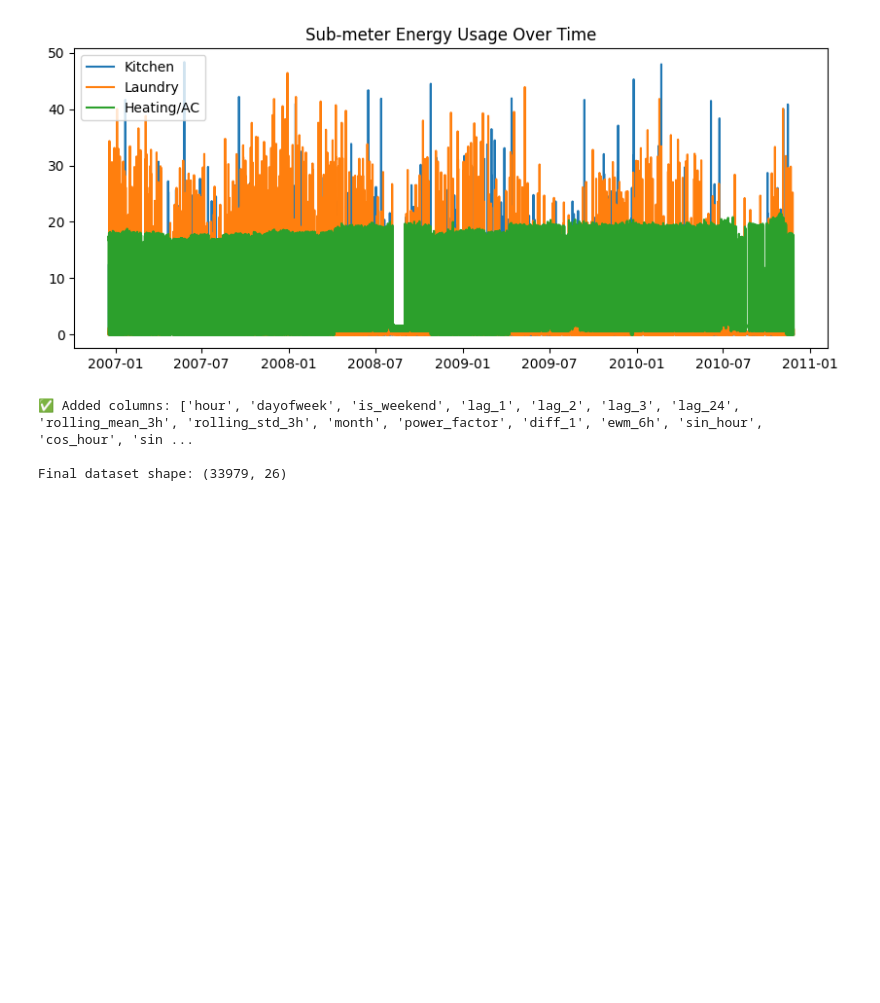
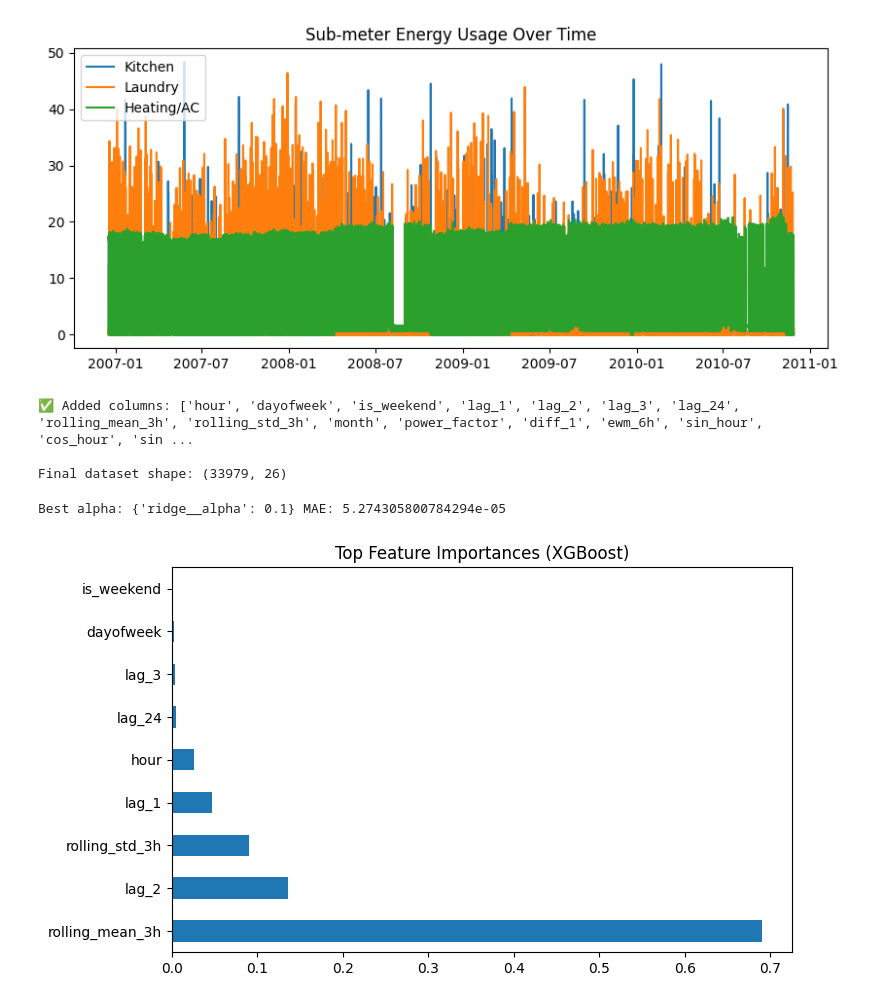
Before and after one commit to yashraj2310/Smart-energy-Forecast, a Jupyter notebook: endsem-project.ipynb, the cells around one changed output. Drawn from its saved outputs; the diff is of its cells as text; code cells hidden in the pictures; blank space fills up the shorter version.

```diff
--- a/endsem-project.ipynb
+++ b/endsem-project.ipynb
@@ -369,3 +369,42 @@ forecast_df = pd.DataFrame({'datetime': data_hourly.index[-len(y_test):],
                             'actual': y_test.values,
                             'predicted': y_pred})
 forecast_df.to_csv('/kaggle/working/forecast.csv', index=False)
+# %%
+# A. Ridge and Lasso Hyperparameter Tuning
+from sklearn.model_selection import GridSearchCV
+from sklearn.linear_model import Ridge, Lasso
+from sklearn.pipeline import Pipeline
+from sklearn.preprocessing import StandardScaler
+
+pipe = Pipeline([
+    ('scaler', StandardScaler()),
+    ('ridge', Ridge())
+])
+
+param_grid = {'ridge__alpha': [0.1, 0.5, 1.0, 5.0, 10.0, 50.0]}
+grid = GridSearchCV(pipe, param_grid, cv=3, scoring='neg_mean_absolute_error', n_jobs=-1)
+grid.fit(X_train, y_train)
+print("Best alpha:", grid.best_params_, "MAE:", -grid.best_score_)
+# %% [output]
+Best alpha: {'ridge__alpha': 0.1} MAE: 5.274305800784294e-05
+# %%
+from sklearn.ensemble import RandomForestRegressor
+from xgboost import XGBRegressor
+
+rf = RandomForestRegressor(n_estimators=200, random_state=42)
+rf.fit(X_train, y_train)
+rf_pred = rf.predict(X_test)
+
+xgb = XGBRegressor(n_estimators=300, learning_rate=0.05, max_depth=5, random_state=42)
+xgb.fit(X_train, y_train)
+xgb_pred = xgb.predict(X_test)
+# %%
+import matplotlib.pyplot as plt
+import pandas as pd
+
+feat_imp = pd.Series(xgb.feature_importances_, index=X_train.columns).sort_values(ascending=False)
+feat_imp.head(15).plot(kind='barh', figsize=(8,5))
+plt.title("Top Feature Importances (XGBoost)")
+plt.show()
+# %% [output]
+[figure, added]
```
Also changed, not shown: parts of 4 cells of this notebook.
